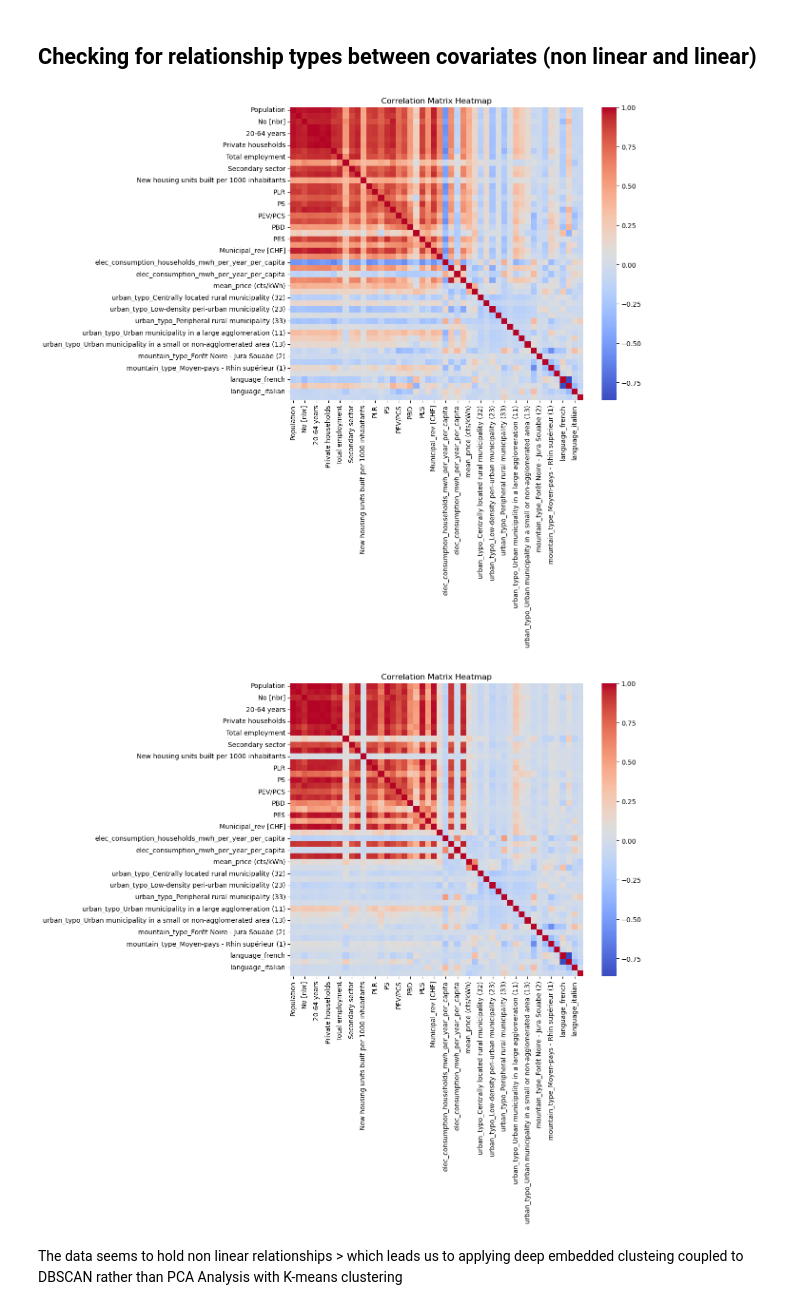
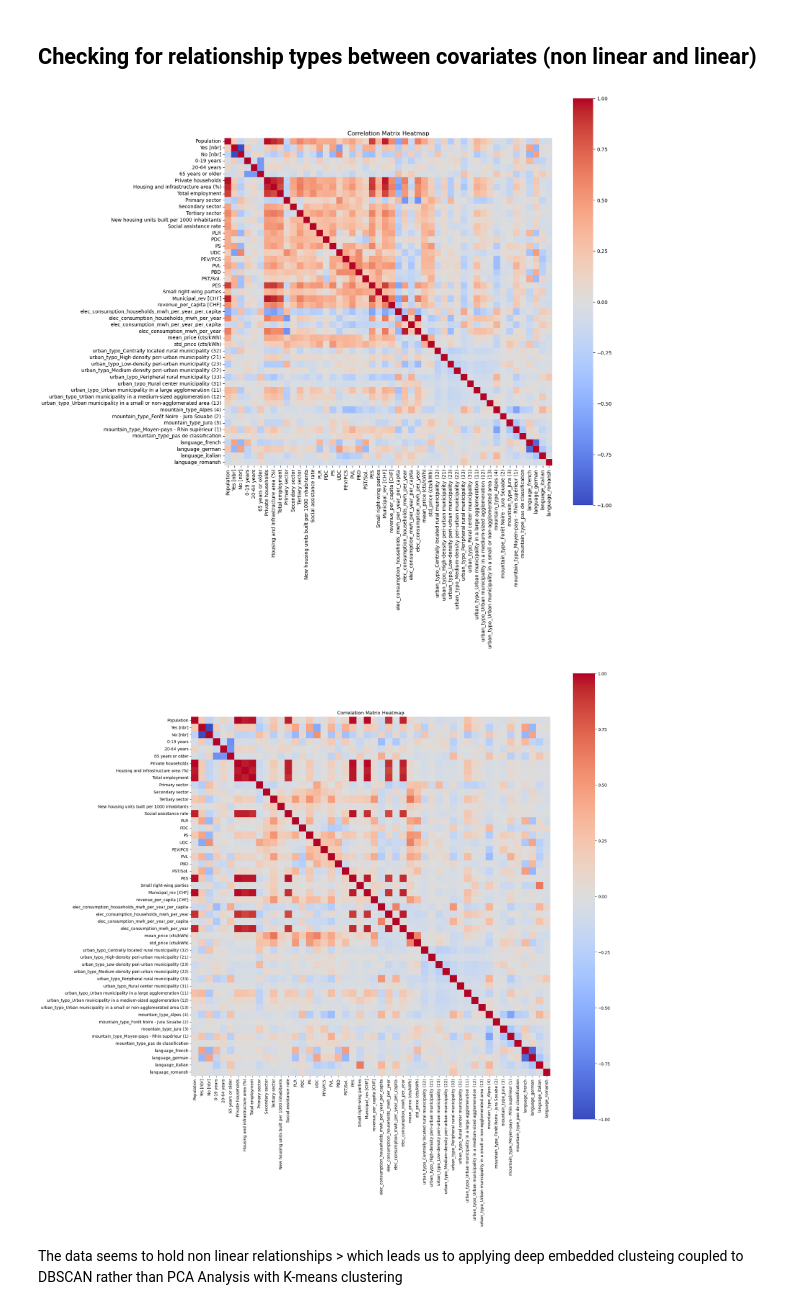
Before and after one commit to matheogodenzi/EnergyTransitionPotential, a Jupyter notebook: source/models/deep_embeddded_clustering.ipynb, the cells around one changed output. Drawn from its saved outputs; the diff is of its cells as text; code cells hidden in the pictures.

```diff
--- a/source/models/deep_embeddded_clustering.ipynb
+++ b/source/models/deep_embeddded_clustering.ipynb
@@ -88,0 +93,30 @@ dtype: object
+# %%
+transformed_political_df = transformed_df.copy()
+
+political_columns = ["PLR", "PDC", "PS", "UDC", "PEV/PCS", "PVL", "PBD", "PST/Sol.", "Small right-wing parties"]
+economic_sectors = ["Primary sector", "Secondary sector", "Tertiary sector"]
+ages_columns = ["0-19 years", "20-64 years","65 years or older"]
+votes_columns = ["Yes [nbr]", "No [nbr]"]
+# %%
+initial_political_sum = transformed_political_df[political_columns].sum(axis=1)
+initial_economic_sector_sum = transformed_political_df[economic_sectors].sum(axis=1)
+ages_sum = transformed_political_df[ages_columns].sum(axis=1)
+votes_sum = transformed_political_df[votes_columns].sum(axis=1)
+
+for col in political_columns:
+    transformed_political_df[col]= transformed_political_df[col]/initial_political_sum
+
+for col in economic_sectors:
+    transformed_political_df[col]= transformed_political_df[col]/initial_economic_sector_sum
+
+for col in ages_columns:
+    transformed_political_df[col]= transformed_political_df[col]/ages_sum
+
+for col in votes_columns:
+    transformed_political_df[col]= transformed_political_df[col]/votes_sum
+
+
+print(transformed_political_df[political_columns].sum(axis=1))
+print(transformed_political_df[economic_sectors].sum(axis=1))
+print(transformed_political_df[ages_columns].sum(axis=1))
+print(transformed_political_df[votes_columns].sum(axis=1))
@@ -90,10 +142,10 @@ dtype: object
 ## Removing NANs and estimating missing values
 # %%
 # Verifying that Nan values have correctly been removed
-print(transformed_df.isna().sum())  # Inspect the first few rows
+print(transformed_political_df.isna().sum())  # Inspect the first few rows
 
-print(transformed_df.isna().any(axis=1).sum())  # take a look at each row at once
-correctable_columns = transformed_df.columns.drop(
+print(transformed_political_df.isna().any(axis=1).sum())  # take a look at each row at once
+correctable_columns = transformed_political_df.columns.drop(
     [
     "PLR",
     "PDC",
@@ -110,8 +162,9 @@ correctable_columns = transformed_df.columns.drop(
     "Tertiary sector",
     ]
 )
-processed_transformed_df = transformed_df.copy()
-processed_transformed_df[correctable_columns] = processed_transformed_df[correctable_columns].apply(pd.to_numeric, errors='coerce').fillna("mean")
+processed_transformed_df = transformed_political_df.copy()
+for column in correctable_columns:
+    processed_transformed_df[column] = processed_transformed_df[column].fillna(processed_transformed_df[column].mean())
 
 
 processed_transformed_df = processed_transformed_df.apply(pd.to_numeric, errors='coerce').fillna(0) # in case their are NANs remaining
@@ -166,26 +225,26 @@ scaled_processed_transformed_df.to_csv("../../data/cleaned_data/calculable_covar
 ## Checking for relationship types between covariates (non linear and linear)
 # %%
 # Spearman's correlaiton coefficient
-correlation_matrix = processed_transformed_df.corr(method='spearman')
+correlation_matrix = scaled_processed_transformed_df.corr(method='spearman')
 
 # Plot the heatmap of the correlation matrix
-plt.figure(figsize=(10, 8))  # Set the size of the plot
+plt.figure(figsize=(15, 15))  # Set the size of the plot
 sns.heatmap(correlation_matrix, annot=False, cmap='coolwarm', fmt='.2f', cbar=True, square=True)
 plt.title('Correlation Matrix Heatmap')
 plt.show()
 # %% [output]
-[figure, old version]
+[figure, new version]
 # %%
 # Spearman's correlaiton coefficient
-correlation_matrix = processed_transformed_df.corr(method='pearson')
+correlation_matrix = scaled_processed_transformed_df.corr(method='pearson')
 
 # Plot the heatmap of the correlation matrix
-plt.figure(figsize=(10, 8))  # Set the size of the plot
+plt.figure(figsize=(20, 20))  # Set the size of the plot
 sns.heatmap(correlation_matrix, annot=False, cmap='coolwarm', fmt='.2f', cbar=True, square=True)
 plt.title('Correlation Matrix Heatmap')
 plt.show()
 # %% [output]
-[figure, old version]
+[figure, new version]
 # %% [markdown]
 The data seems to hold non linear relationships > which leads us to applying deep embedded clusteing coupled to DBSCAN rather than PCA Analysis with K-means clustering
 # %% [markdown]
```
Also changed, not shown: parts of 37 cells of this notebook, 1 other file.
